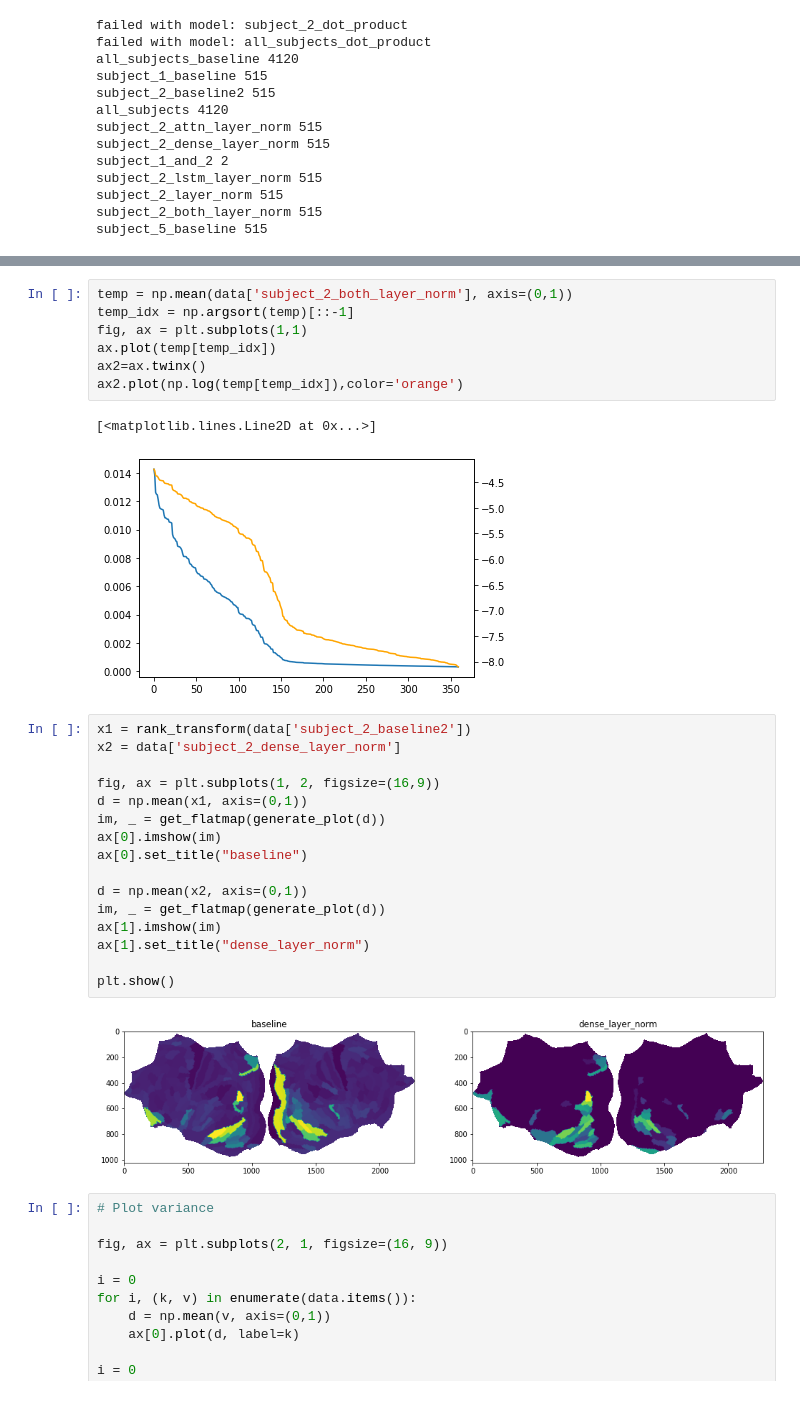
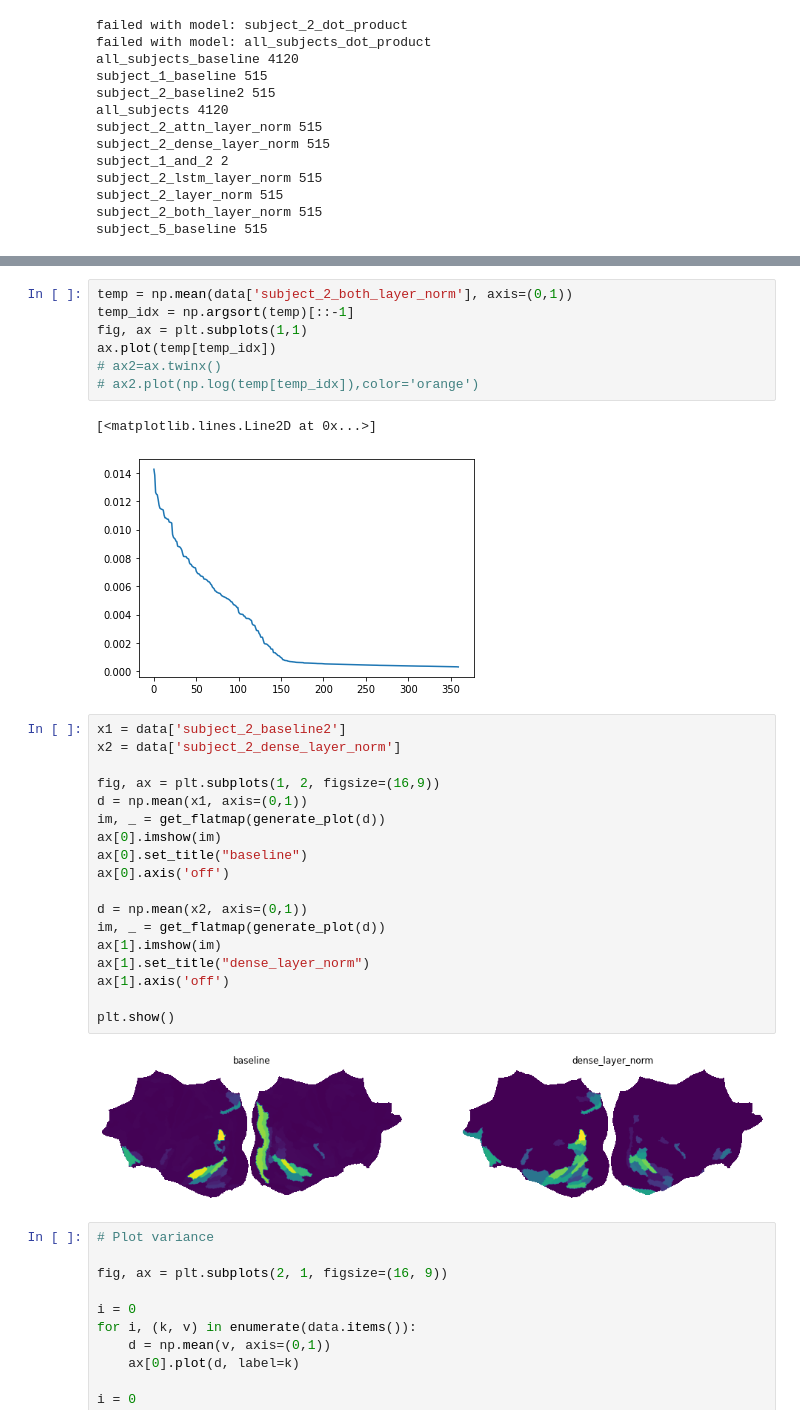
Before and after one commit to seang123/Masters-Thesis2, a Jupyter notebook: notebooks/attn_maps.ipynb, the cells around one changed output, grey strips where cells are left out. Saved outputs shown, nothing was run; the diff lists cells and outputs as text.

```diff
--- a/notebooks/attn_maps.ipynb
+++ b/notebooks/attn_maps.ipynb
@@ -314,15 +294,15 @@ plt.show()
 # %%
 temp = np.mean(data['subject_2_both_layer_norm'], axis=(0,1))
 temp_idx = np.argsort(temp)[::-1]
 fig, ax = plt.subplots(1,1)
 ax.plot(temp[temp_idx])
-ax2=ax.twinx()
-ax2.plot(np.log(temp[temp_idx]),color='orange')
+# ax2=ax.twinx()
+# ax2.plot(np.log(temp[temp_idx]),color='orange')
 # %% [output]
 [<matplotlib.lines.Line2D at 0x...>]
-[figure, old version]
+[figure, new version]
 # %%
-x1 = rank_transform(data['subject_2_baseline2'])
+x1 = data['subject_2_baseline2']
 x2 = data['subject_2_dense_layer_norm']
 
 fig, ax = plt.subplots(1, 2, figsize=(16,9))
@@ -330,15 +310,17 @@ d = np.mean(x1, axis=(0,1))
 im, _ = get_flatmap(generate_plot(d))
 ax[0].imshow(im)
 ax[0].set_title("baseline")
+ax[0].axis('off')
 
 d = np.mean(x2, axis=(0,1))
 im, _ = get_flatmap(generate_plot(d))
 ax[1].imshow(im)
 ax[1].set_title("dense_layer_norm")
+ax[1].axis('off')
 
 plt.show()
 # %% [output]
-[figure, old version]
+[figure, new version]
 # %%
 # Plot variance
 
```
Also changed, not shown: parts of 12 cells of this notebook, 11 other files.
